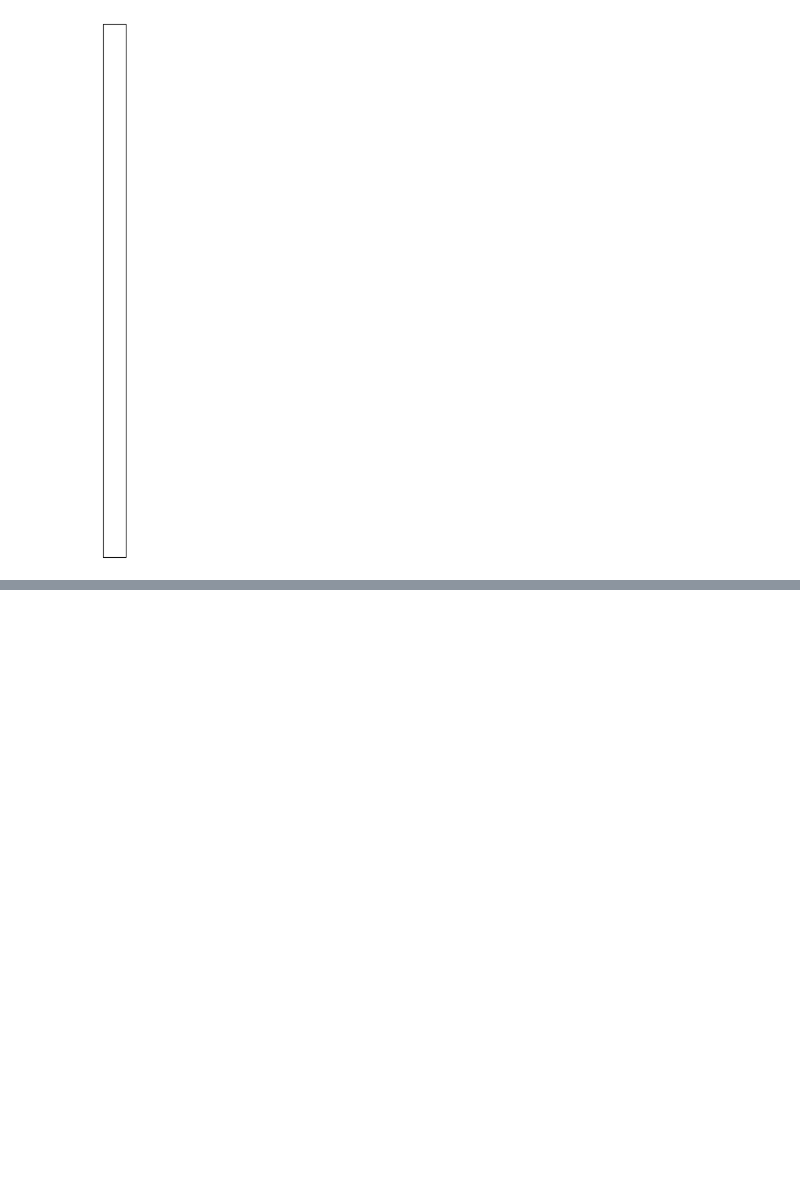
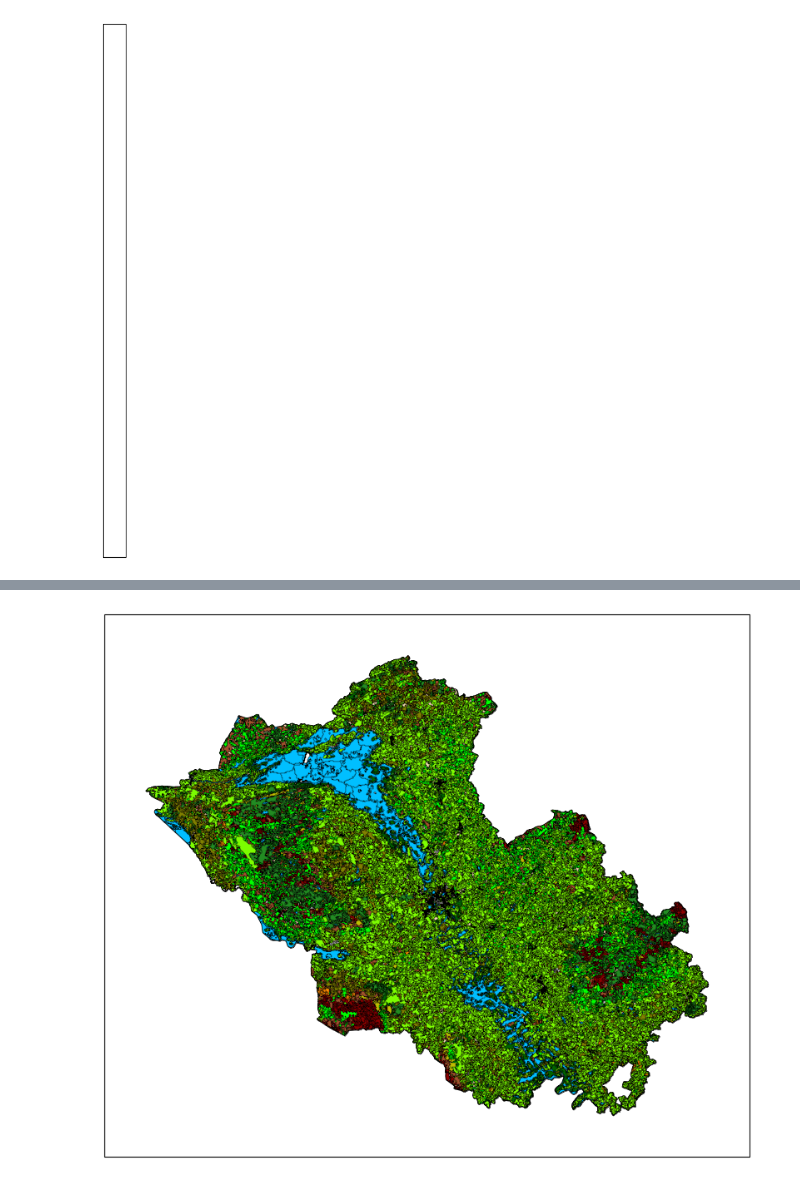
Before and after one commit to fd1807/EGM722_Project, a Jupyter notebook: Project_EGM722.ipynb, the cells around one changed output, grey strips where cells are left out. Saved outputs shown, nothing was run; the diff lists cells and outputs as text; code cells hidden in the pictures; blank space fills up the shorter version.

```diff
--- a/Project_EGM722.ipynb
+++ b/Project_EGM722.ipynb
@@ -87,3 +77,16 @@ IndexError: list index out of range
+# %%
+landcover_colors = ['deepskyblue','lawngreen','olive', 'sienna','darkred', 'chartreuse', 'forestgreen','lime', 'y','darkgreen','darkorange','lightgrey','wheat','black','grey','navy']
+for ii, name in enumerate(landcover_type):
+    feat = ShapelyFeature(land_cover.loc[land_cover['LAND_COVER'] == name, 'geometry'], # first argument is the geometry
+                          myCRS, # second argument is the CRS
+                          edgecolor='k', # outline the feature in black
+                          facecolor=landcover_colors[ii], # set the face color to the corresponding color from the list
+                          linewidth=0.25) # set the outline width to be 1 pt
+                           # set the alpha (transparency) to be 0.25 (out of 1)
+    ax.add_feature(feat)
+myFig
+# %% [output]
+[figure, added]
 # %%
 #create % column for elderly and child ?
 # %%
```
Also changed, not shown: parts of 11 cells of this notebook.
